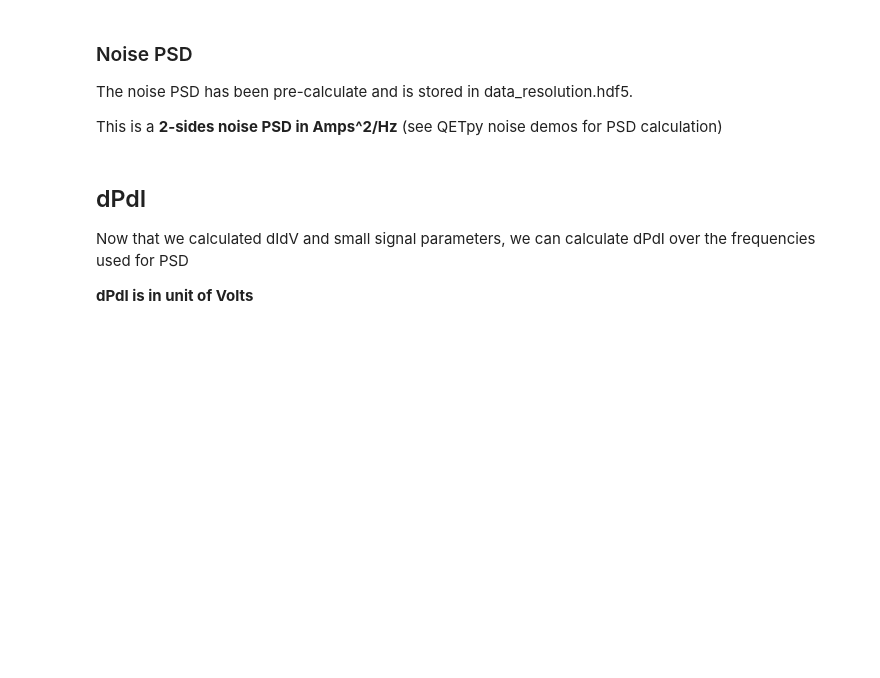
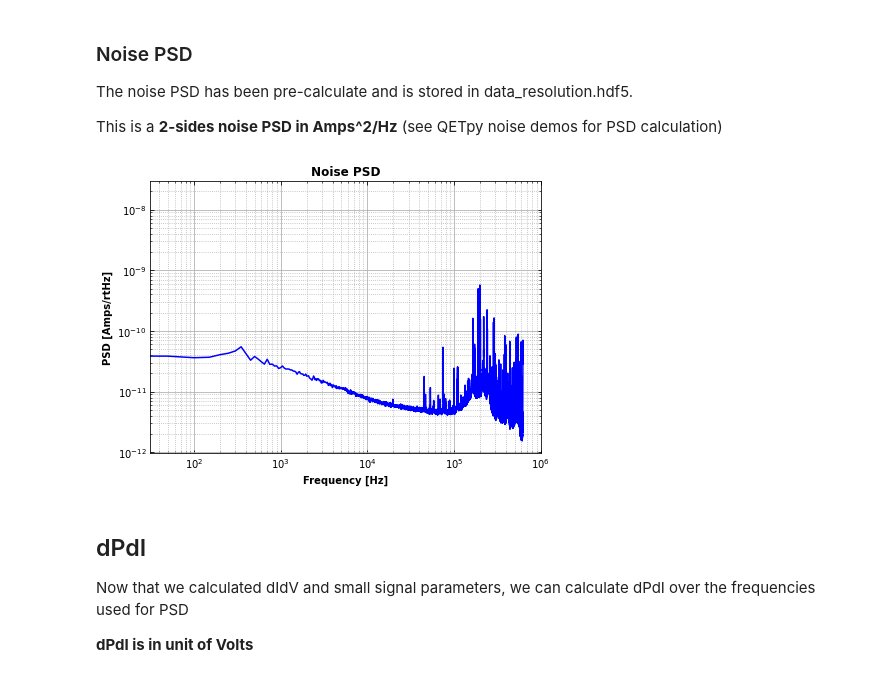
Before and after one commit to spice-herald/QETpy, a Jupyter notebook: demos/resolution/energy_resolution.ipynb, the cells around one changed output. Saved outputs shown, nothing was run; the diff lists cells and outputs as text; code cells hidden in the pictures; blank space fills up the shorter version.

```diff
--- a/demos/resolution/energy_resolution.ipynb
+++ b/demos/resolution/energy_resolution.ipynb
@@ -226,30 +239,32 @@ This is a **2-sides noise PSD in Amps^2/Hz** (see QETpy noise demos for PSD calc
 # %%
 # Load randoms  traces (20ms traces, already normalized to be a Amps)
 
 # load from file
-randoms  = np.load('randoms.npy')
+randoms  = np.load('randoms_traces.npy')
 
 # apply pile-up rejections
 cut = qp.autocuts_noise(randoms)
 randoms_cut = randoms[cut]
 
 # calc  2-sided PSD [Amps^2/Hz]
 psd_freqs, psd = qp.calc_psd(randoms_cut, fs=sample_rate, folded_over=False)
 
 # display
 # We first fold psd, then convert to Amps/rtHz
 freqs_fold, psd_fold = qp.foldpsd(psd, fs=sample_rate)
 psd_fold = psd_fold**0.5
 
 fig, ax = plt.subplots(figsize=(7, 5))
 plt.loglog(freqs_fold, psd_fold, color='b')
 plt.tick_params(which='both', direction='in', right=True, top=True)
 plt.grid(which='minor', linestyle='dotted')
 plt.grid(which='major')
 plt.title('Noise PSD',fontweight='bold')
 plt.xlabel('Frequency [Hz]',fontweight='bold')
 plt.ylabel('PSD [Amps/rtHz]',fontweight='bold')
 plt.show()
+# %% [output]
+[figure, added]
 # %% [markdown]
 ## dPdI
 
```
Also changed, not shown: parts of 11 cells of this notebook.
